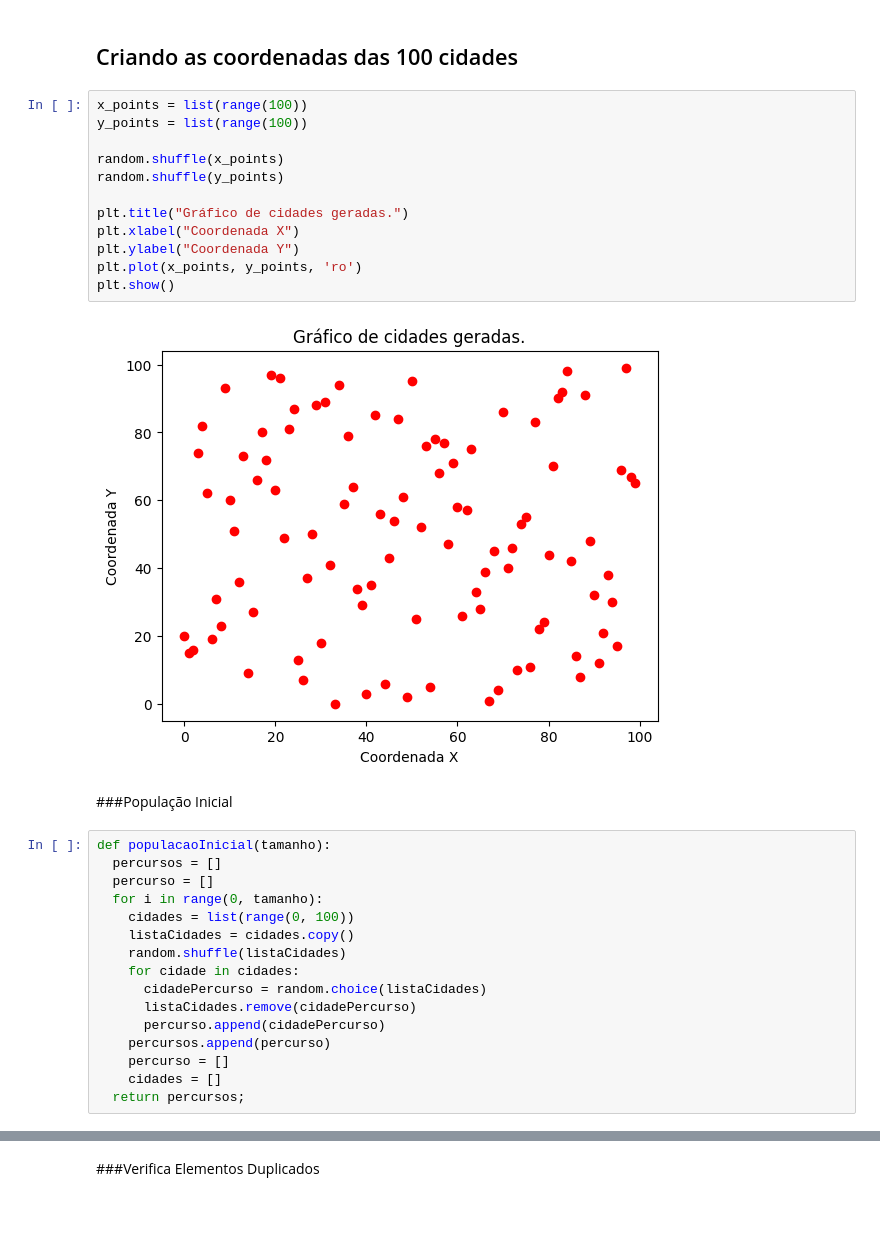
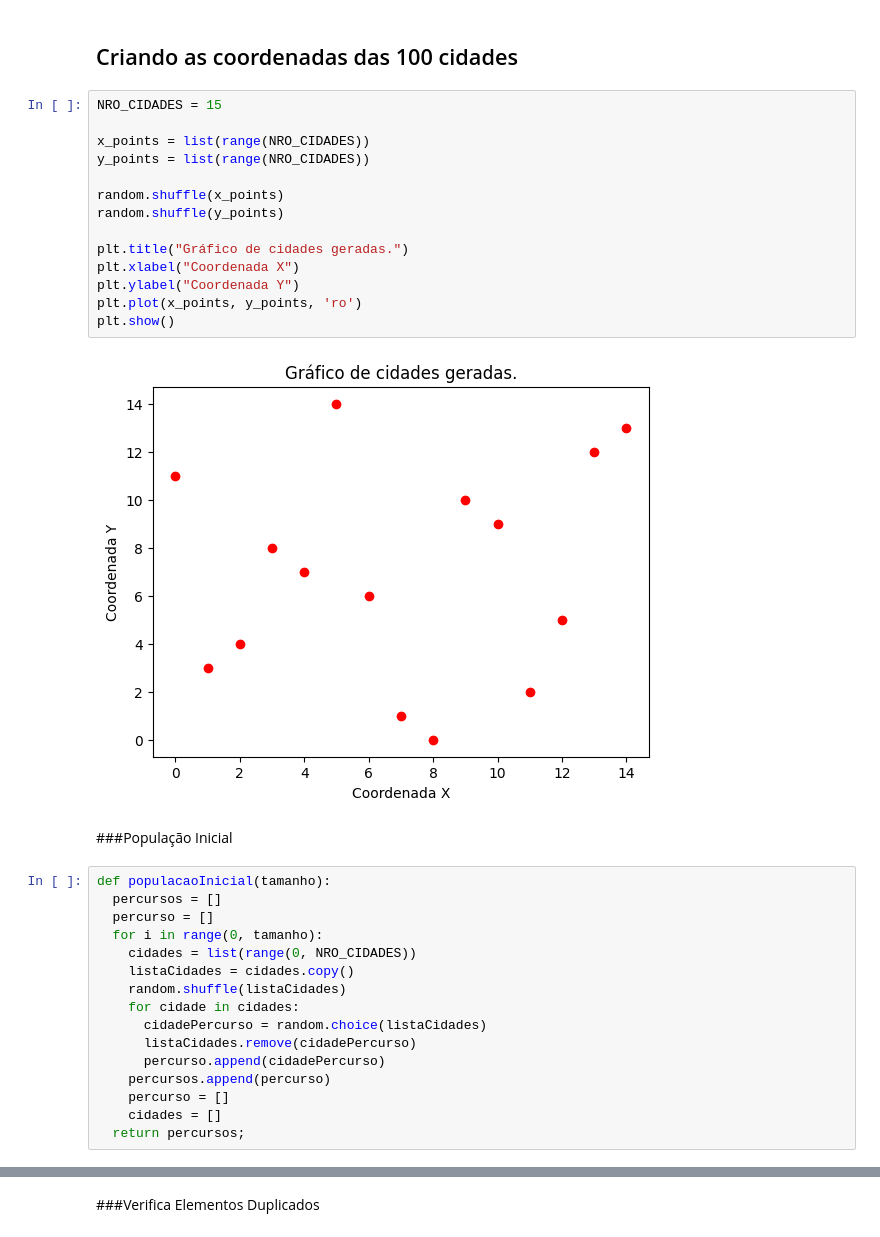
Before and after one commit to Equipe16-IAA/IAA015, a Jupyter notebook: IAA015_Caixeiro_Viajante_GA_v2.ipynb, the cells around one changed output, grey strips where cells are left out. Cells and saved outputs as stored; diff of their text form.

```diff
--- a/IAA015_Caixeiro_Viajante_GA_v2.ipynb
+++ b/IAA015_Caixeiro_Viajante_GA_v2.ipynb
@@ -11,19 +12,21 @@ import math
 # %% [markdown]
 ## Criando as coordenadas das 100 cidades
 # %%
-x_points = list(range(100))
-y_points = list(range(100))
+NRO_CIDADES = 15
+
+x_points = list(range(NRO_CIDADES))
+y_points = list(range(NRO_CIDADES))
 
 random.shuffle(x_points)
 random.shuffle(y_points)
 
 plt.title("Gráfico de cidades geradas.")
 plt.xlabel("Coordenada X")
 plt.ylabel("Coordenada Y")
 plt.plot(x_points, y_points, 'ro')
 plt.show()
 # %% [output]
-[figure, old version]
+[figure, new version]
 # %% [markdown]
 ###População Inicial
 # %%
@@ -31,7 +34,7 @@ def populacaoInicial(tamanho):
   percursos = []
   percurso = []
   for i in range(0, tamanho):
-    cidades = list(range(0, 100))
+    cidades = list(range(0, NRO_CIDADES))
     listaCidades = cidades.copy()
     random.shuffle(listaCidades)
     for cidade in cidades:
```
Also changed, not shown: parts of 11 cells of this notebook.
